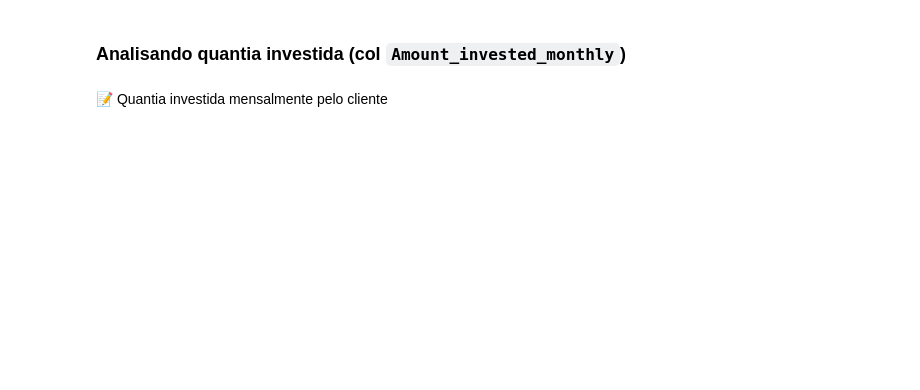
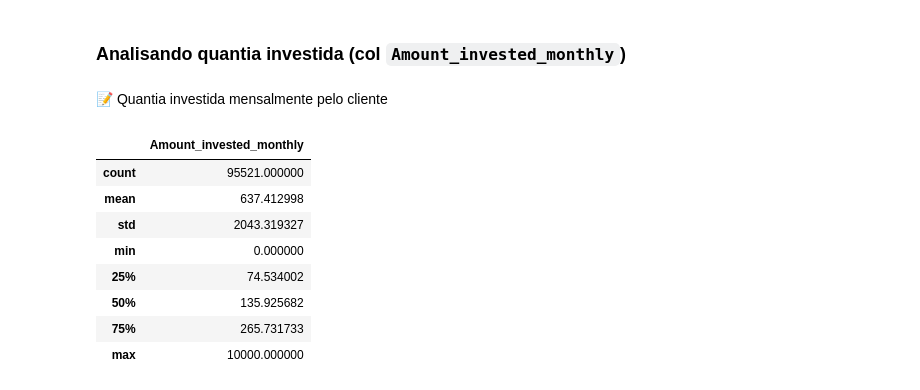
Before and after one commit to deborabmfreitas/credit-score-prediction, a Jupyter notebook: 1.exploratory-data-analysis.ipynb, the cells around one changed output. Cells and saved outputs as stored; diff of their text form; code cells hidden in the pictures; blank space fills up the shorter version.

Commit message:
eda para as variaveis numericas

```diff
--- a/1.exploratory-data-analysis.ipynb
+++ b/1.exploratory-data-analysis.ipynb
@@ -1020,3 +1202,25 @@ Name: Num_of_Delayed_Payment, dtype: object
 ### Analisando quantia investida (col `Amount_invested_monthly`)
 # %% [markdown]
 📝 Quantia investida mensalmente pelo cliente
+# %%
+amount_invested_monthly = train['Amount_invested_monthly']
+amount_invested_monthly = pd.DataFrame(amount_invested_monthly)
+
+# Removendo underscore _
+amount_invested_monthly.loc[:, 'Amount_invested_monthly'] = amount_invested_monthly['Amount_invested_monthly'].str.replace('_', '', regex=False)
+
+# Transformando em float
+amount_invested_monthly = pd.to_numeric(amount_invested_monthly['Amount_invested_monthly'], errors='coerce')
+amount_invested_monthly = pd.DataFrame(amount_invested_monthly)
+# %%
+amount_invested_monthly.describe()
+# %% [output]
+|  | Amount_invested_monthly |
+| count | 95521.000000 |
+| mean | 637.412998 |
+| std | 2043.319327 |
+| min | 0.000000 |
+| 25% | 74.534002 |
+| 50% | 135.925682 |
+| 75% | 265.731733 |
+| max | 10000.000000 |
```
Also changed, not shown: parts of 29 cells of this notebook.
